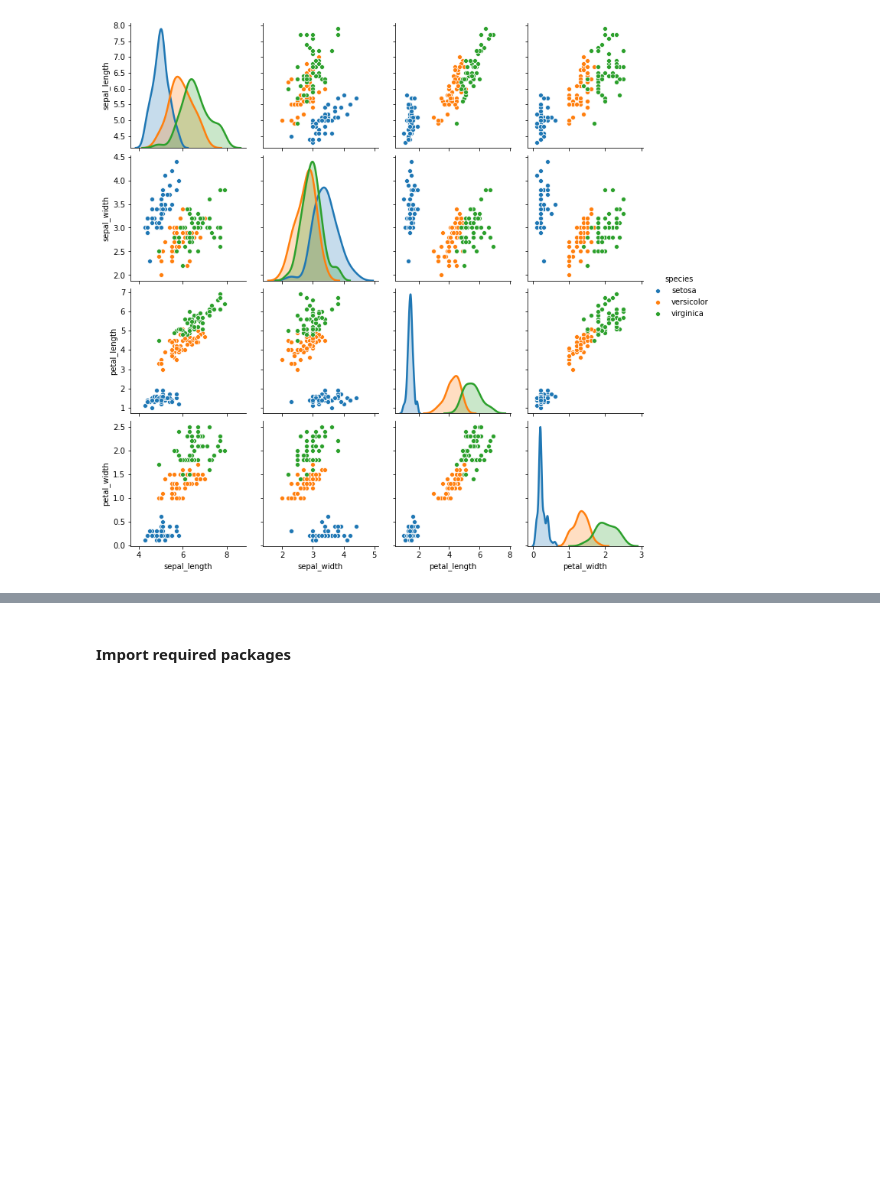
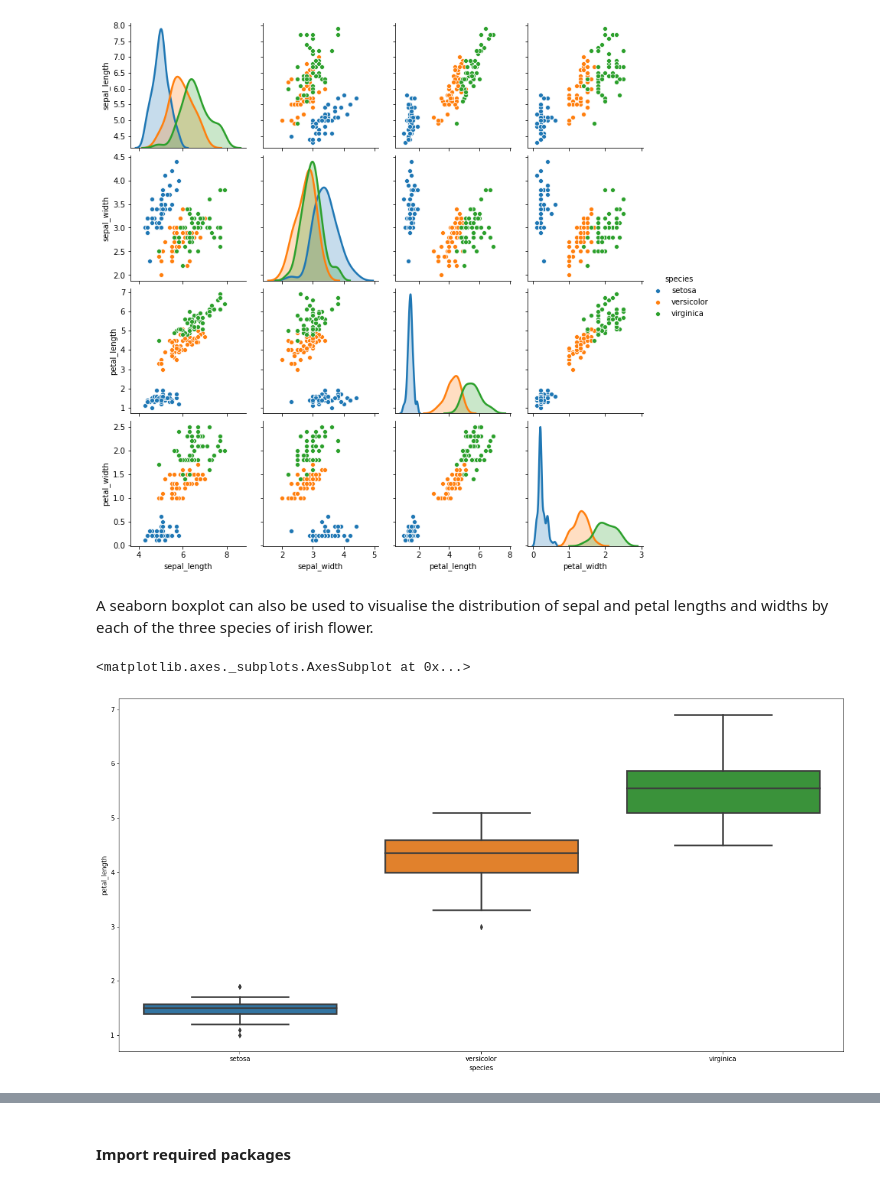
Before and after one commit to johndunne2019/Tasks-2020-Machine-Learning-and-Statistics, a Jupyter notebook: Tasks.ipynb, the cells around one changed output, grey strips where cells are left out. Drawn from its saved outputs; the diff is of its cells as text; code cells hidden in the pictures; blank space fills up the shorter version.

Commit message:
Task 4 - added a boxplot of the data set and some playing around with k-means clustering on the data set

```diff
--- a/Tasks.ipynb
+++ b/Tasks.ipynb
@@ -1278,4 +1286,14 @@ sns.pairplot(iris_df, hue = 'species')
 # %% [output]
 <seaborn.axisgrid.PairGrid at 0x...>
 [figure]
+# %% [markdown]
+A seaborn boxplot can also be used to visualise the distribution of sepal and petal lengths and widths by each of the three species of irish flower.
+# %%
+#sns.boxplot(x='species', y='sepal_width', data=iris_df)
+#sns.boxplot(x='species', y='sepal_length', data=iris_df)
+#sns.boxplot(x='species', y='petal_width', data=iris_df)
+sns.boxplot(x='species', y='petal_length', data=iris_df)
+# %% [output]
+<matplotlib.axes._subplots.AxesSubplot at 0x...>
+[figure, added]
 # %% [markdown]
```
Also changed, not shown: parts of 22 cells of this notebook.
